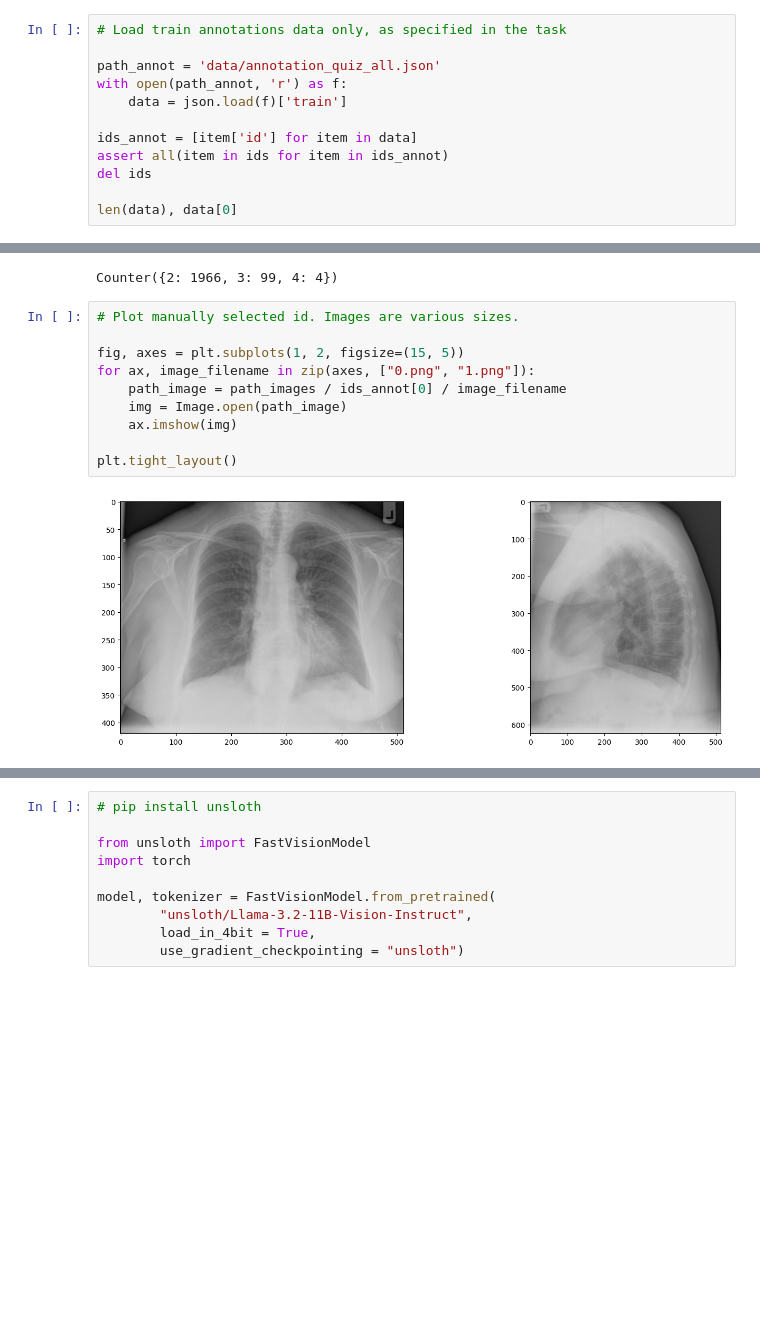
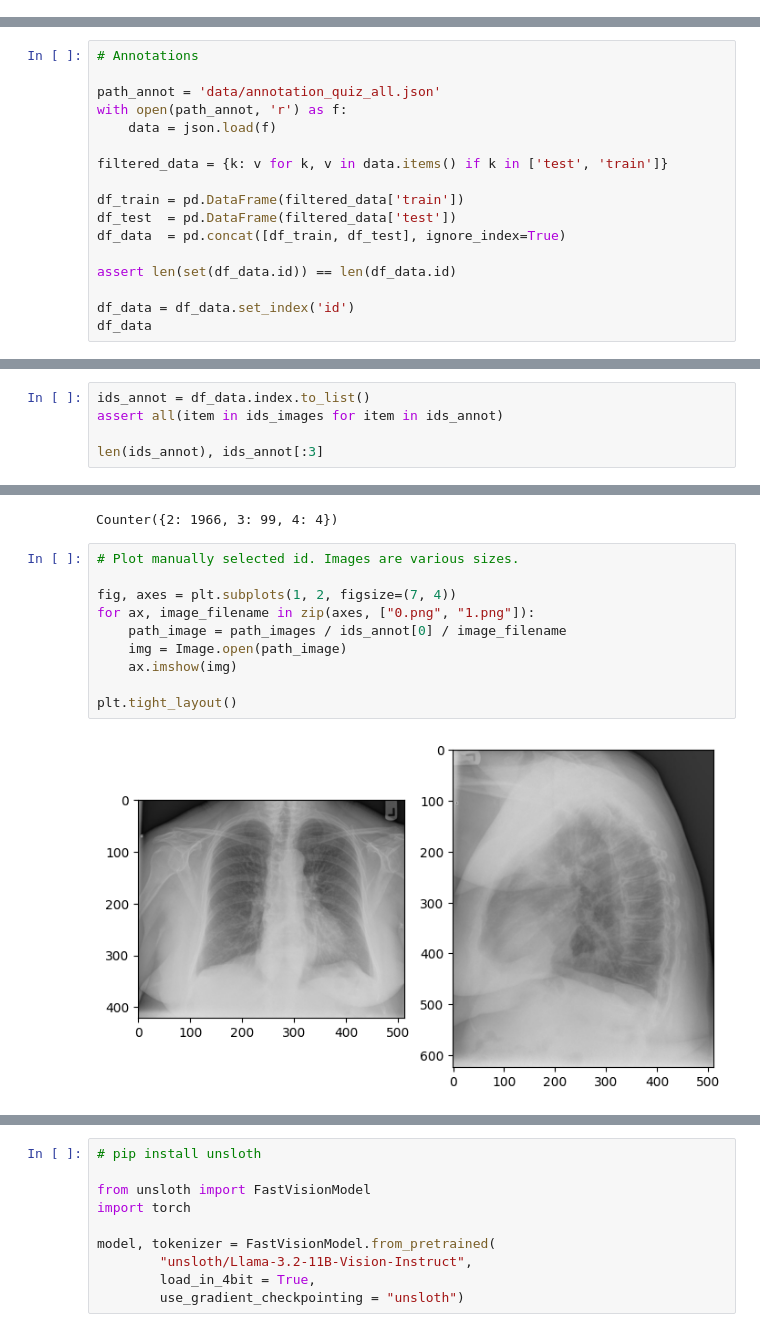
Before and after one commit to ramm777/transformers_xray_report, a Jupyter notebook: task2.ipynb, the cells around one changed output, grey strips where cells are left out. Saved outputs shown, nothing was run; the diff lists cells and outputs as text; blank space fills up the shorter version.

Commit message:
Looks like finished pre-processing of image and text data.

```diff
--- a/task2.ipynb
+++ b/task2.ipynb
@@ -20,14 +28,2 @@ len(ids), ids[:3]
 # %% [output]
 (2955, ['CXR1000_IM-0003', 'CXR1001_IM-0004', 'CXR1004_IM-0005'])
-# %%
-# Load train annotations data only, as specified in the task
-
-path_annot = 'data/annotation_quiz_all.json'
-with open(path_annot, 'r') as f:
-    data = json.load(f)['train']
-
-ids_annot = [item['id'] for item in data]
-assert all(item in ids for item in ids_annot)
-del ids
-
-len(data), data[0]
@@ -42,0 +30,17 @@ len(data), data[0]
+# %%
+# Annotations
+
+path_annot = 'data/annotation_quiz_all.json'
+with open(path_annot, 'r') as f:
+    data = json.load(f)
+
+filtered_data = {k: v for k, v in data.items() if k in ['test', 'train']}
+
+df_train = pd.DataFrame(filtered_data['train'])
+df_test  = pd.DataFrame(filtered_data['test'])
+df_data  = pd.concat([df_train, df_test], ignore_index=True)
+
+assert len(set(df_data.id)) == len(df_data.id)
+
+df_data = df_data.set_index('id')
+df_data
@@ -42,0 +62,5 @@ len(data), data[0]
+# %%
+ids_annot = df_data.index.to_list()
+assert all(item in ids_images for item in ids_annot)
+
+len(ids_annot), ids_annot[:3]
@@ -56,15 +82,15 @@ Counter({2: 1966, 3: 99, 4: 4})
 # %%
 # Plot manually selected id. Images are various sizes.
 
-fig, axes = plt.subplots(1, 2, figsize=(15, 5))
+fig, axes = plt.subplots(1, 2, figsize=(7, 4))
 for ax, image_filename in zip(axes, ["0.png", "1.png"]):
     path_image = path_images / ids_annot[0] / image_filename
     img = Image.open(path_image)
     ax.imshow(img)
 
 plt.tight_layout()
 # %% [output]
-[figure, old version]
+[figure, new version]
 # %%
 sizes = []
 
```
Also changed, not shown: parts of 23 cells of this notebook.
